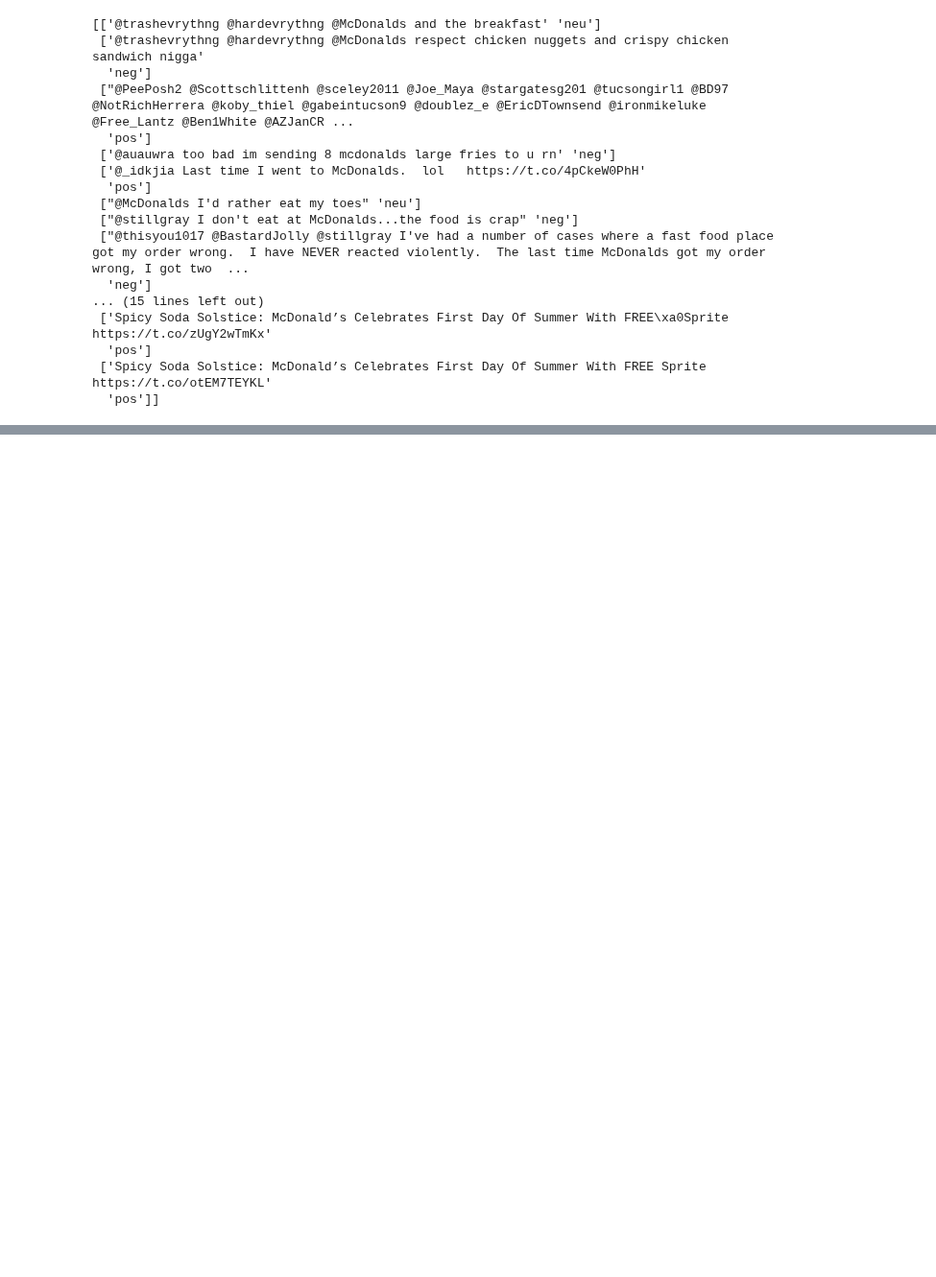
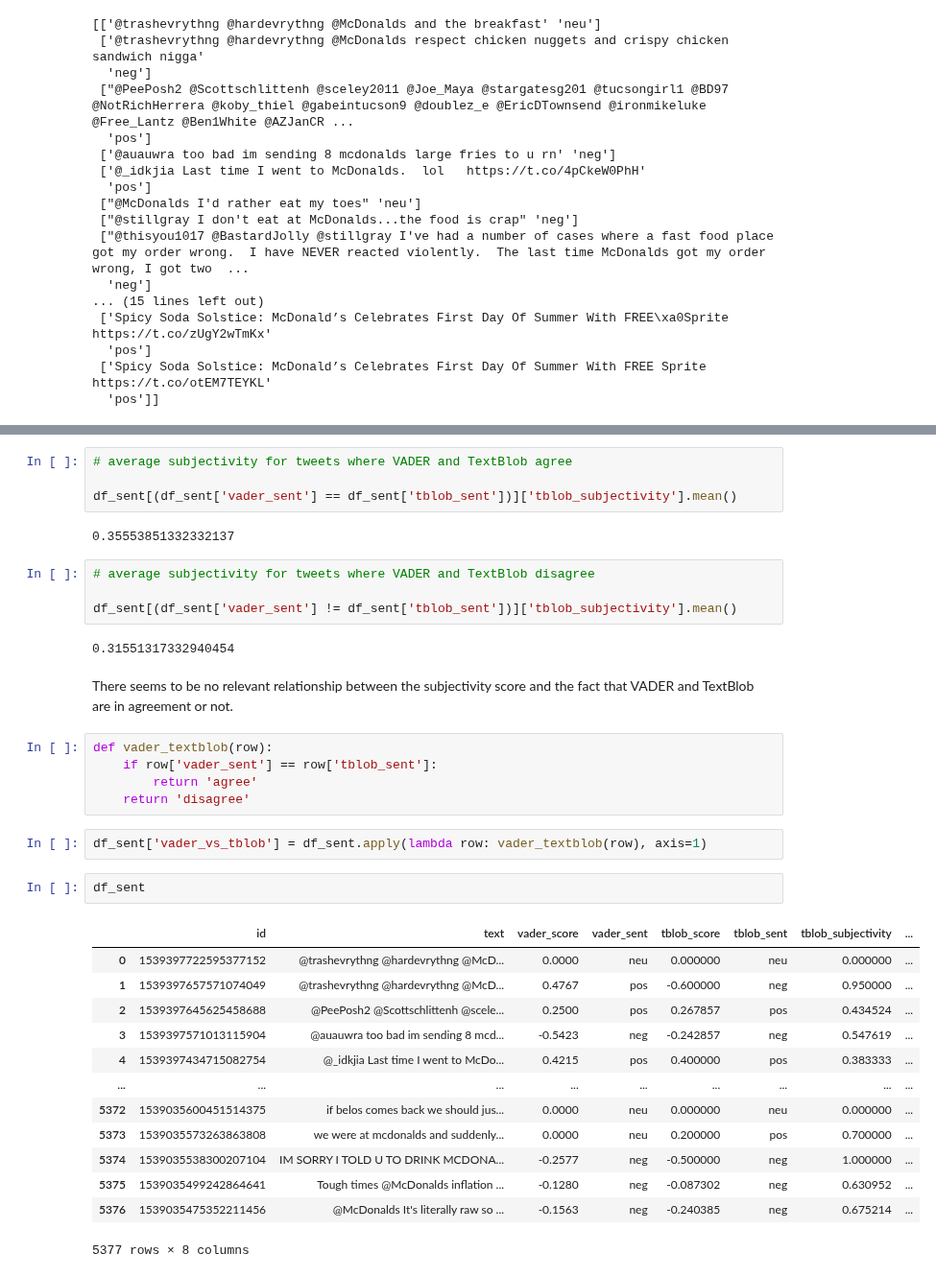
Before and after one commit to polltter/share, a Jupyter notebook: notebooks/sentiment_analysis_EN.ipynb, the cells around one changed output, grey strips where cells are left out. Shown at 96% size. Saved outputs shown, nothing was run; the diff lists cells and outputs as text; blank space fills up the shorter version.

```diff
--- a/notebooks/sentiment_analysis_EN.ipynb
+++ b/notebooks/sentiment_analysis_EN.ipynb
@@ -958,0 +1145,37 @@ print(df_tblob[['text', 'label']][0:20].values)
+# %%
+# average subjectivity for tweets where VADER and TextBlob agree
+
+df_sent[(df_sent['vader_sent'] == df_sent['tblob_sent'])]['tblob_subjectivity'].mean()
+# %% [output]
+0.35553851332332137
+# %%
+# average subjectivity for tweets where VADER and TextBlob disagree
+
+df_sent[(df_sent['vader_sent'] != df_sent['tblob_sent'])]['tblob_subjectivity'].mean()
+# %% [output]
+0.31551317332940454
+# %% [markdown]
+There seems to be no relevant relationship between the subjectivity score and the fact that VADER and TextBlob are in agreement or not.
+# %%
+def vader_textblob(row):
+    if row['vader_sent'] == row['tblob_sent']:
+        return 'agree'
+    return 'disagree'
+# %%
+df_sent['vader_vs_tblob'] = df_sent.apply(lambda row: vader_textblob(row), axis=1)
+# %%
+df_sent
+# %% [output]
+|  | id | text | vader_score | vader_sent | tblob_score | tblob_sent | tblob_subjectivity | ... |
+| 0 | 1539397722595377152 | @trashevrythng @hardevrythng @McD... | 0.0000 | neu | 0.000000 | neu | 0.000000 | ... |
+| 1 | 1539397657571074049 | @trashevrythng @hardevrythng @McD... | 0.4767 | pos | -0.600000 | neg | 0.950000 | ... |
+| 2 | 1539397645625458688 | @PeePosh2 @Scottschlittenh @scele... | 0.2500 | pos | 0.267857 | pos | 0.434524 | ... |
+| 3 | 1539397571013115904 | @auauwra too bad im sending 8 mcd... | -0.5423 | neg | -0.242857 | neg | 0.547619 | ... |
+| 4 | 1539397434715082754 | @_idkjia Last time I went to McDo... | 0.4215 | pos | 0.400000 | pos | 0.383333 | ... |
+| ... | ... | ... | ... | ... | ... | ... | ... | ... |
+| 5372 | 1539035600451514375 | if belos comes back we should jus... | 0.0000 | neu | 0.000000 | neu | 0.000000 | ... |
+| 5373 | 1539035573263863808 | we were at mcdonalds and suddenly... | 0.0000 | neu | 0.200000 | pos | 0.700000 | ... |
+| 5374 | 1539035538300207104 | IM SORRY I TOLD U TO DRINK MCDONA... | -0.2577 | neg | -0.500000 | neg | 1.000000 | ... |
+| 5375 | 1539035499242864641 | Tough times @McDonalds inflation ... | -0.1280 | neg | -0.087302 | neg | 0.630952 | ... |
+| 5376 | 1539035475352211456 | @McDonalds It's literally raw so ... | -0.1563 | neg | -0.240385 | neg | 0.675214 | ... |
+5377 rows × 8 columns
```
Also changed, not shown: parts of 33 cells of this notebook.
